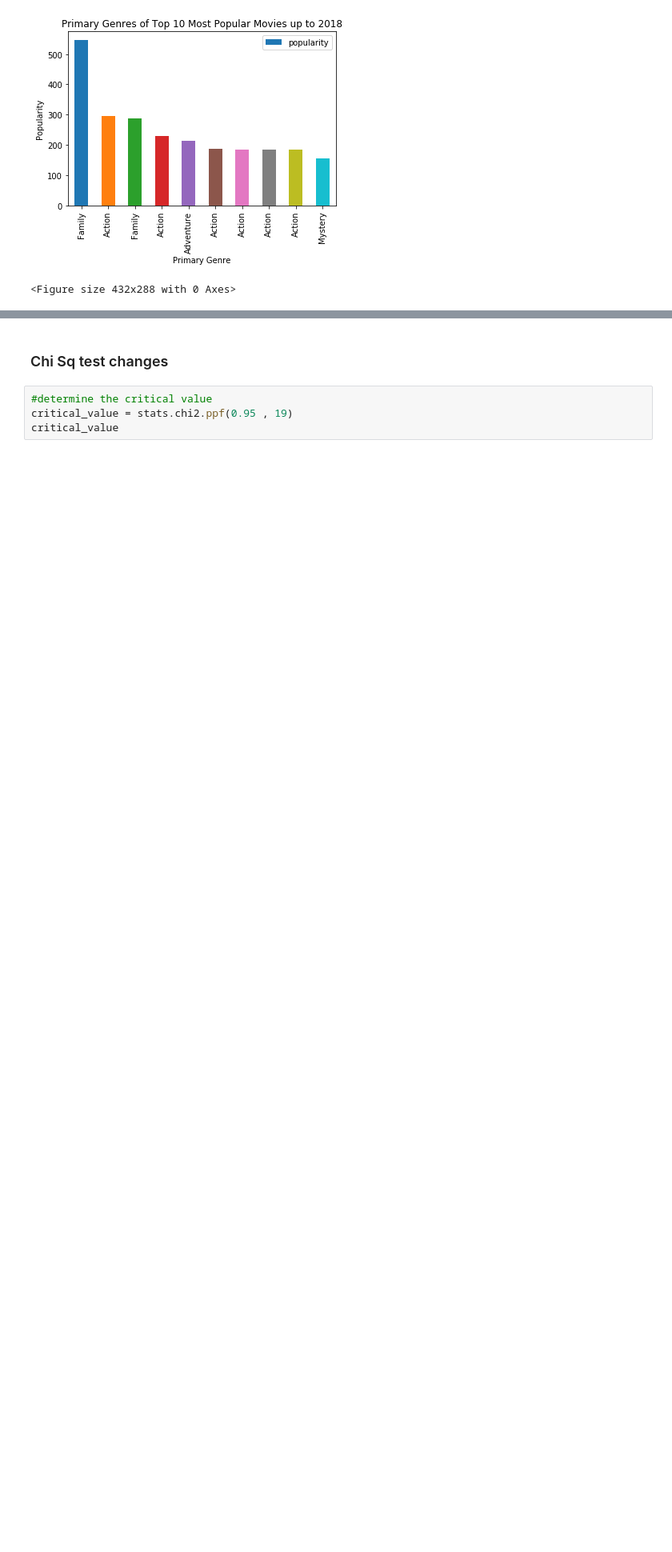
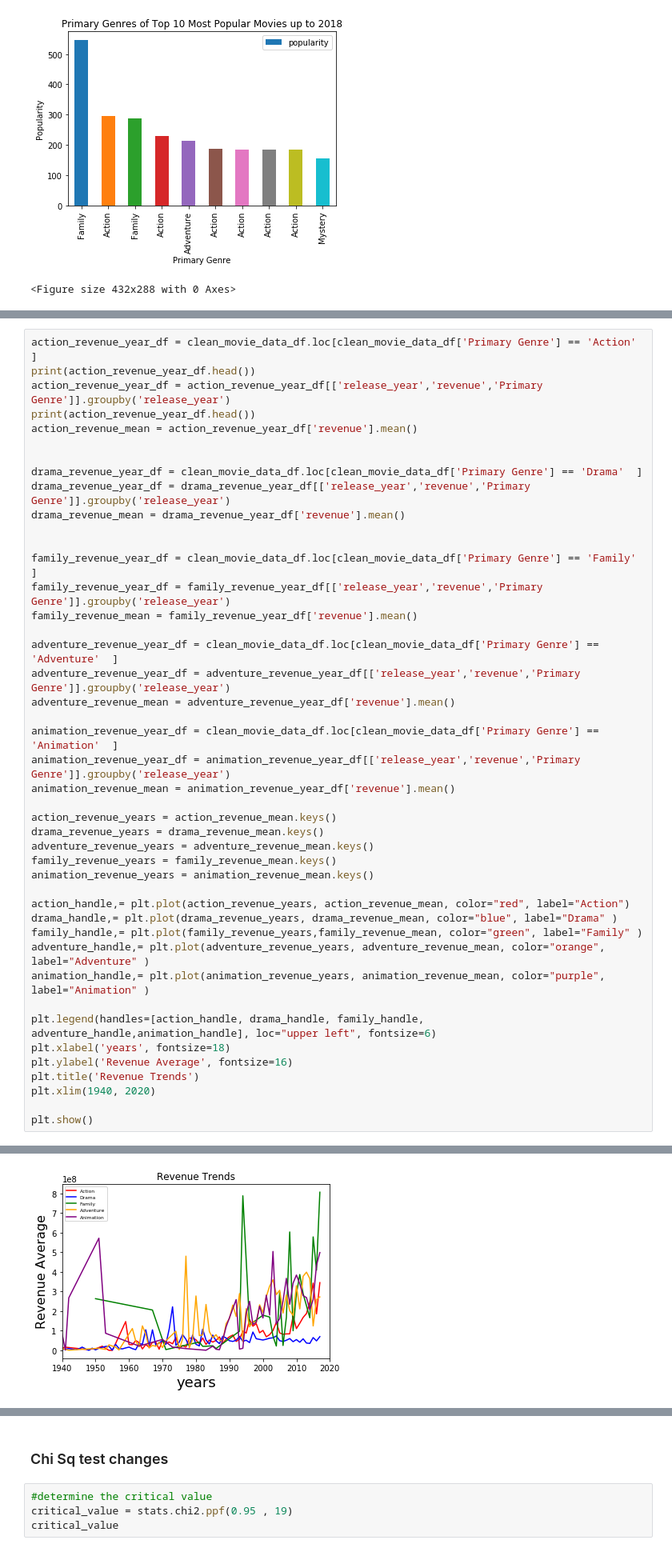
Before and after one commit to sarahshelden/Project1DataScience, a Jupyter notebook: movies.ipynb, the cells around one changed output, grey strips where cells are left out. Shown at 80% size. Saved outputs shown, nothing was run; the diff lists cells and outputs as text; blank space fills up the shorter version.

```diff
--- a/movies.ipynb
+++ b/movies.ipynb
@@ -484,0 +470,45 @@ plt.tight_layout()
+# %%
+action_revenue_year_df = clean_movie_data_df.loc[clean_movie_data_df['Primary Genre'] == 'Action'  ]
+print(action_revenue_year_df.head())
+action_revenue_year_df = action_revenue_year_df[['release_year','revenue','Primary Genre']].groupby('release_year')
+print(action_revenue_year_df.head())
+action_revenue_mean = action_revenue_year_df['revenue'].mean()
+
+
+drama_revenue_year_df = clean_movie_data_df.loc[clean_movie_data_df['Primary Genre'] == 'Drama'  ]
+drama_revenue_year_df = drama_revenue_year_df[['release_year','revenue','Primary Genre']].groupby('release_year')
+drama_revenue_mean = drama_revenue_year_df['revenue'].mean()
+
+
+family_revenue_year_df = clean_movie_data_df.loc[clean_movie_data_df['Primary Genre'] == 'Family'  ]
+family_revenue_year_df = family_revenue_year_df[['release_year','revenue','Primary Genre']].groupby('release_year')
+family_revenue_mean = family_revenue_year_df['revenue'].mean()
+
+adventure_revenue_year_df = clean_movie_data_df.loc[clean_movie_data_df['Primary Genre'] == 'Adventure'  ]
+adventure_revenue_year_df = adventure_revenue_year_df[['release_year','revenue','Primary Genre']].groupby('release_year')
+adventure_revenue_mean = adventure_revenue_year_df['revenue'].mean()
+
+animation_revenue_year_df = clean_movie_data_df.loc[clean_movie_data_df['Primary Genre'] == 'Animation'  ]
+animation_revenue_year_df = animation_revenue_year_df[['release_year','revenue','Primary Genre']].groupby('release_year')
+animation_revenue_mean = animation_revenue_year_df['revenue'].mean()
+
+action_revenue_years = action_revenue_mean.keys()
+drama_revenue_years = drama_revenue_mean.keys()
+adventure_revenue_years = adventure_revenue_mean.keys()
+family_revenue_years = family_revenue_mean.keys()
+animation_revenue_years = animation_revenue_mean.keys()
+
+action_handle,= plt.plot(action_revenue_years, action_revenue_mean, color="red", label="Action")
+drama_handle,= plt.plot(drama_revenue_years, drama_revenue_mean, color="blue", label="Drama" )
+family_handle,= plt.plot(family_revenue_years,family_revenue_mean, color="green", label="Family" )
+adventure_handle,= plt.plot(adventure_revenue_years, adventure_revenue_mean, color="orange", label="Adventure" )
+animation_handle,= plt.plot(animation_revenue_years, animation_revenue_mean, color="purple", label="Animation" )
+
+plt.legend(handles=[action_handle, drama_handle, family_handle, adventure_handle,animation_handle], loc="upper left", fontsize=6)
+plt.xlabel('years', fontsize=18)
+plt.ylabel('Revenue Average', fontsize=16)
+plt.title('Revenue Trends')
+plt.xlim(1940, 2020)
+
+plt.show()
+# %% [output]
@@ -484,0 +532 @@ plt.tight_layout()
+[figure, added]
```
Also changed, not shown: parts of 21 cells of this notebook.
